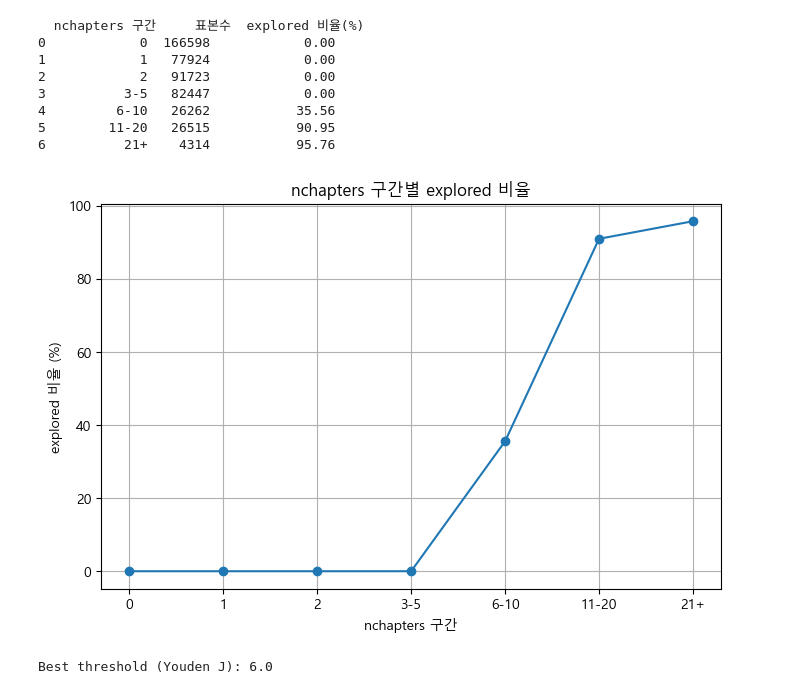
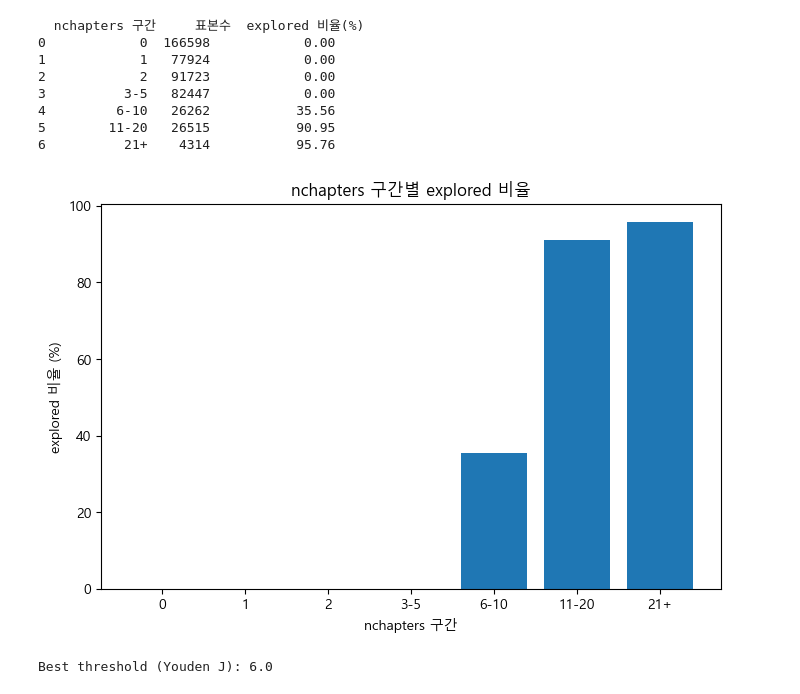
Before and after one commit to Ojirokim/data-analysis-practical-project, a Jupyter notebook: 김규열/교육EDA검정.ipynb, the cells around one changed output. Drawn from its saved outputs; the diff is of its cells as text; code cells hidden in the pictures.

```diff
--- a/김규열/교육EDA검정.ipynb
+++ b/김규열/교육EDA검정.ipynb
@@ -828,15 +828,17 @@ print(
 # %%
 plot_df = nchapters_threshold.copy()
 
 plt.figure(figsize=(8, 5))
-plt.plot(plot_df["nchapters_bin"].astype(str), plot_df["explored_rate(%)"], marker="o")
+plt.bar(plot_df["nchapters_bin"].astype(str), plot_df["explored_rate(%)"])
+
 plt.xlabel("nchapters 구간")
 plt.ylabel("explored 비율 (%)")
 plt.title("nchapters 구간별 explored 비율")
-plt.grid(True)
+plt.grid(False)
+
 plt.show()
 # %% [output]
-[figure, old version]
+[figure, new version]
 # %%
 roc_df = df[["explored", "nchapters"]].dropna()
 y = roc_df["explored"]
```
